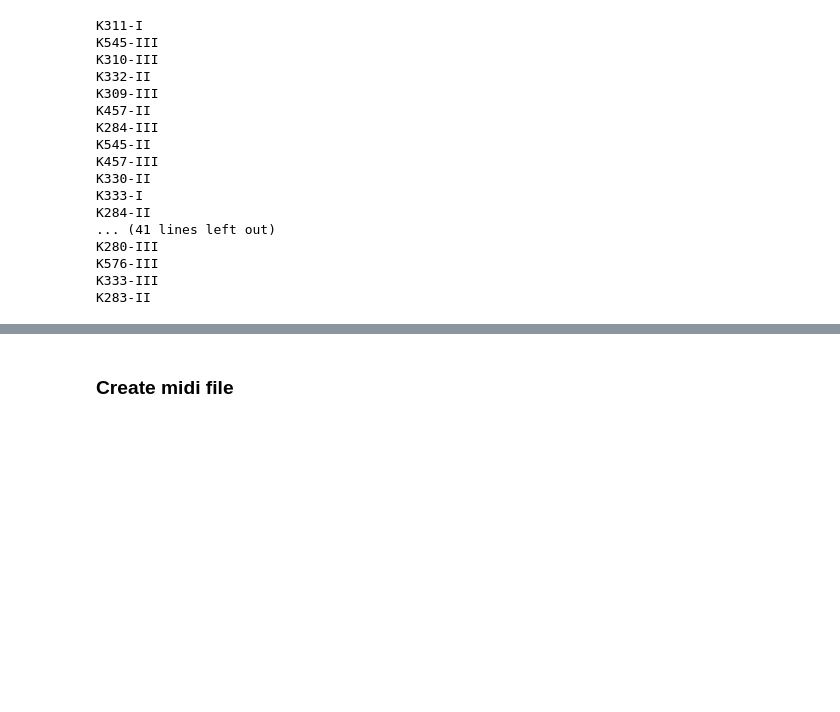
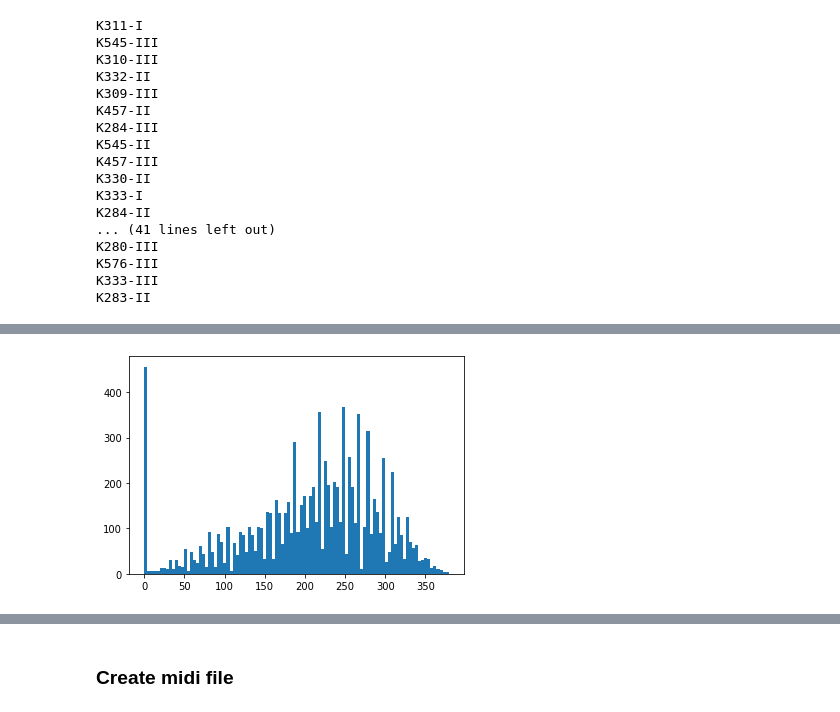
Before and after one commit to sevans47/CoolMelodyProject, a Jupyter notebook: notebooks/stephen_csv_to_midi.ipynb, the cells around one changed output, grey strips where cells are left out. Saved outputs shown, nothing was run; the diff lists cells and outputs as text; code cells hidden in the pictures; blank space fills up the shorter version.

Commit message:
added multi output model notebook

```diff
--- a/notebooks/stephen_csv_to_midi.ipynb
+++ b/notebooks/stephen_csv_to_midi.ipynb
@@ -151,0 +189,9 @@ all_csv_dfs[5].head()
+# %%
+# Create mapping of all pitch_dur columns
+
+corpus = []
+list(all_csv_dfs[0]['pitch_dur-4']) + list(all_csv_dfs[0]['pitch_dur-3'])
+for df in all_csv_dfs:
+    for i in range(-6,6):
+        pitch_dur = list(df[f'pitch_dur{i}'])
+        corpus = corpus + pitch_dur
@@ -151,0 +220,13 @@ all_csv_dfs[5].head()
+# %%
+# Storing all the unique characters present in the corpus to buid a mapping dict.
+symb = sorted(list(set(corpus)))
+
+L_corpus = len(corpus)  # length of corpus
+L_symb = len(symb)  # length of total unique characters
+
+# Building dictionary to access the vocabulary from indices and vice versa
+mapping = dict((c, i) for i, c in enumerate(symb))
+reverse_mapping = dict((i, c) for i, c in enumerate(symb))
+
+print("Total number of characters:", L_corpus)
+print("Number of unique characters:", L_symb)
@@ -151,0 +236,21 @@ all_csv_dfs[5].head()
+# %%
+# Splitting the corpus in equal length of strings and output target
+length = 10
+features = []
+targets = []
+for df in all_csv_dfs:
+    # make embedded list of pitch_dur columns
+    pitch_dur_columns = []
+    for i in range(-6,6):
+        pitch_dur_columns.append(list(df[f'pitch_dur{i}']))
+    # add create features of length 10 and targets
+    L_df = len(df)
+    for column in pitch_dur_columns:
+        for i in range(0, L_df - length, 1):
+            feature = column[i:i + length]
+            target = column[i + length]
+            features.append([mapping[j] for j in feature])
+            targets.append(mapping[target])
+
+L_datapoints = len(targets)
+print("Total number of sequences in the corpus:", L_datapoints)
@@ -151,0 +293,4 @@ all_csv_dfs[5].head()
+# %%
+plt.hist(targets, bins=100);
+# %% [output]
+[figure, added]
```
Also changed, not shown: parts of 68 cells of this notebook, 1 other file.
